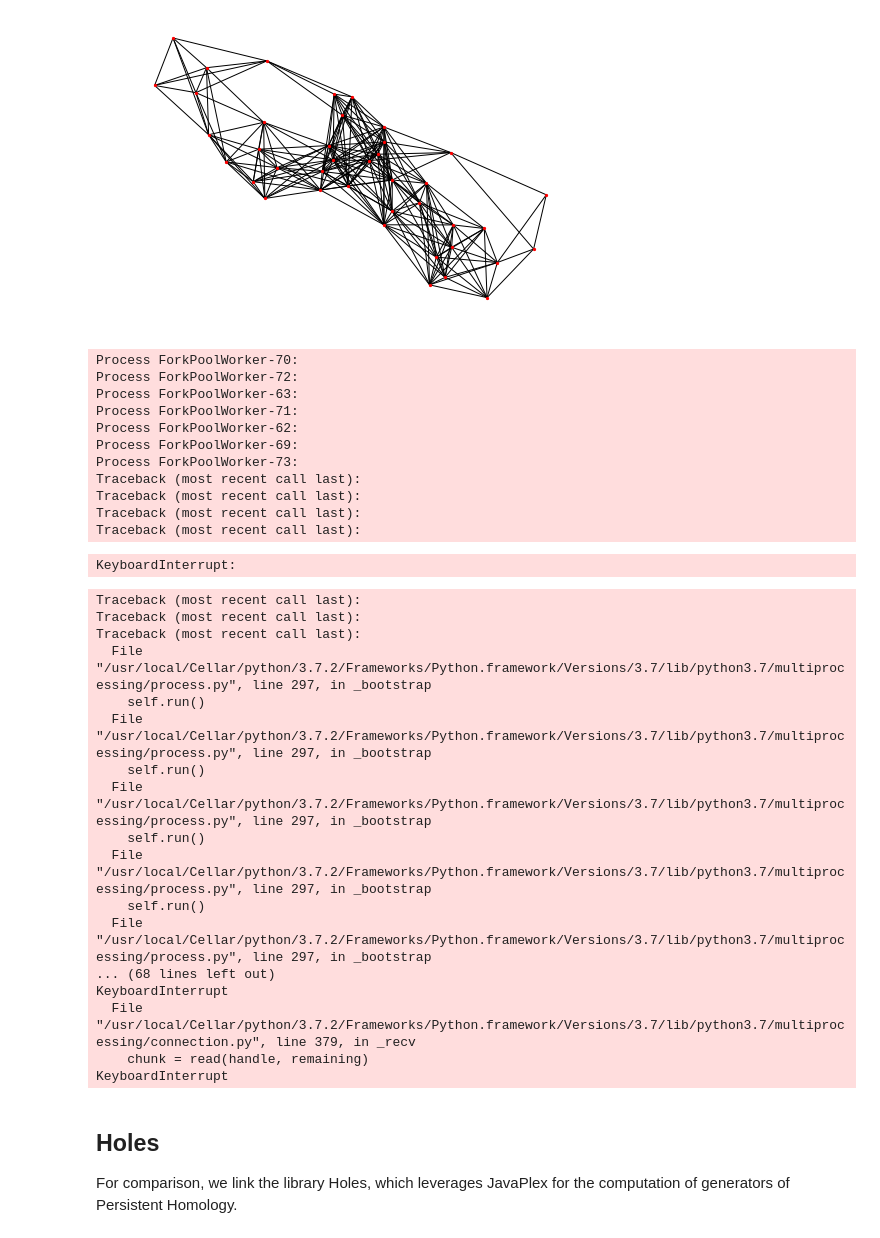
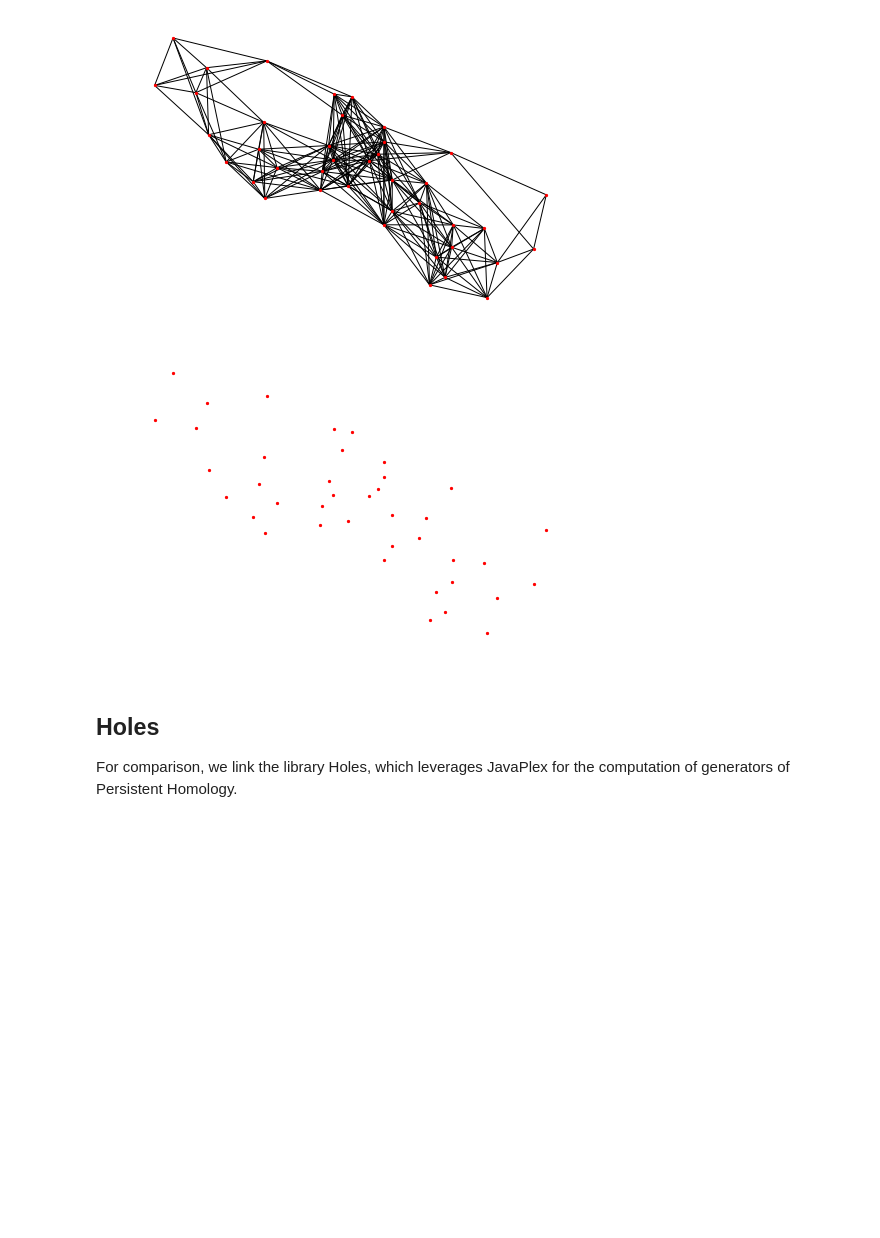
Before and after one commit to marcoguerra192/MinScaffold, a Jupyter notebook: Analysis.ipynb, the cells around one changed output. Drawn from its saved outputs; the diff is of its cells as text; code cells hidden in the pictures; blank space fills up the shorter version.

```diff
--- a/Analysis.ipynb
+++ b/Analysis.ipynb
@@ -186,44 +186,16 @@ nx.draw(G2, pos=layout2, node_size=5)
 # %% [output]
 [figure]
 # %%
-epsList2 = Geometry.genFullEpsList(W2)[120:140]
+epsList2 = Geometry.genFullEpsList(W2)[150:160]
 # %%
-F2 = Driver.getFiltrBasis(W2, epsList2, Draws=False, parallel=True, monitor='./monitor')
+F2 = Driver.getFiltrBasis(W2, epsList2, Draws=False, parallel=False, monitor='./monitor')
 
 # Build the scaffold accounting for draws
 S2 = Scaffold.frequency_Scaffold(F2 , len(P2))
 Scaf2 = nx.from_numpy_matrix(S2, parallel_edges=False)
 nx.draw(Scaf2,pos=layout2, node_size=5)
 # %% [output]
-Process ForkPoolWorker-70:
-Process ForkPoolWorker-72:
-Process ForkPoolWorker-63:
-Process ForkPoolWorker-71:
-Process ForkPoolWorker-62:
-Process ForkPoolWorker-69:
-Process ForkPoolWorker-73:
-Traceback (most recent call last):
-Traceback (most recent call last):
-Traceback (most recent call last):
-Traceback (most recent call last):
-KeyboardInterrupt:
-Traceback (most recent call last):
-Traceback (most recent call last):
-Traceback (most recent call last):
-  File "/usr/local/Cellar/python/3.7.2/Frameworks/Python.framework/Versions/3.7/lib/python3.7/multiprocessing/process.py", line 297, in _bootstrap
-    self.run()
-  File "/usr/local/Cellar/python/3.7.2/Frameworks/Python.framework/Versions/3.7/lib/python3.7/multiprocessing/process.py", line 297, in _bootstrap
-    self.run()
-  File "/usr/local/Cellar/python/3.7.2/Frameworks/Python.framework/Versions/3.7/lib/python3.7/multiprocessing/process.py", line 297, in _bootstrap
-    self.run()
-  File "/usr/local/Cellar/python/3.7.2/Frameworks/Python.framework/Versions/3.7/lib/python3.7/multiprocessing/process.py", line 297, in _bootstrap
-    self.run()
-  File "/usr/local/Cellar/python/3.7.2/Frameworks/Python.framework/Versions/3.7/lib/python3.7/multiprocessing/process.py", line 297, in _bootstrap
-... (68 lines left out)
-KeyboardInterrupt
-  File "/usr/local/Cellar/python/3.7.2/Frameworks/Python.framework/Versions/3.7/lib/python3.7/multiprocessing/connection.py", line 379, in _recv
-    chunk = read(handle, remaining)
-KeyboardInterrupt
+[figure, added]
 # %% [markdown]
 ## Holes
 For comparison, we link the library Holes, which leverages JavaPlex for the computation of generators of Persistent Homology.
```
Also changed, not shown: parts of 11 cells of this notebook.
